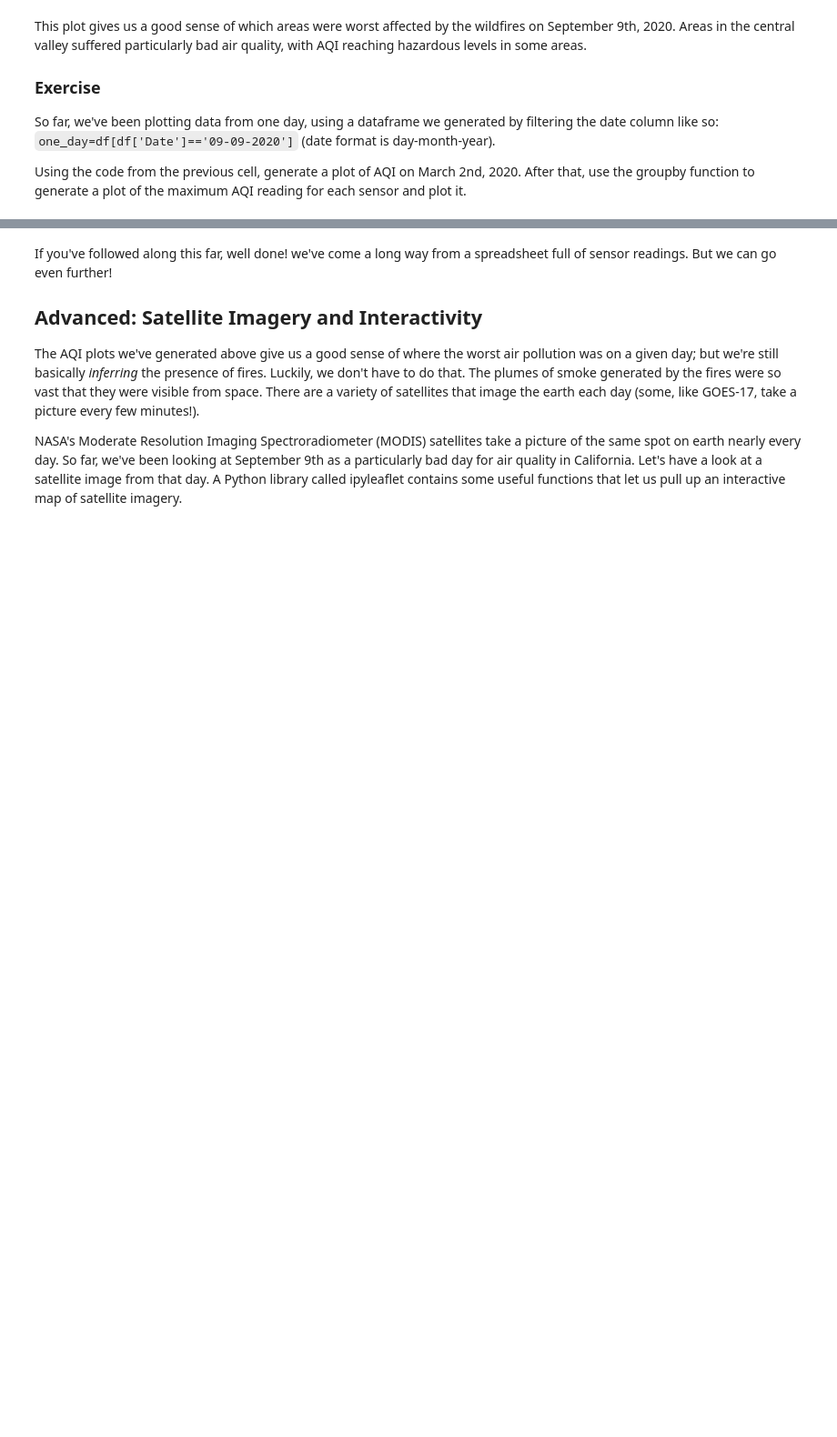
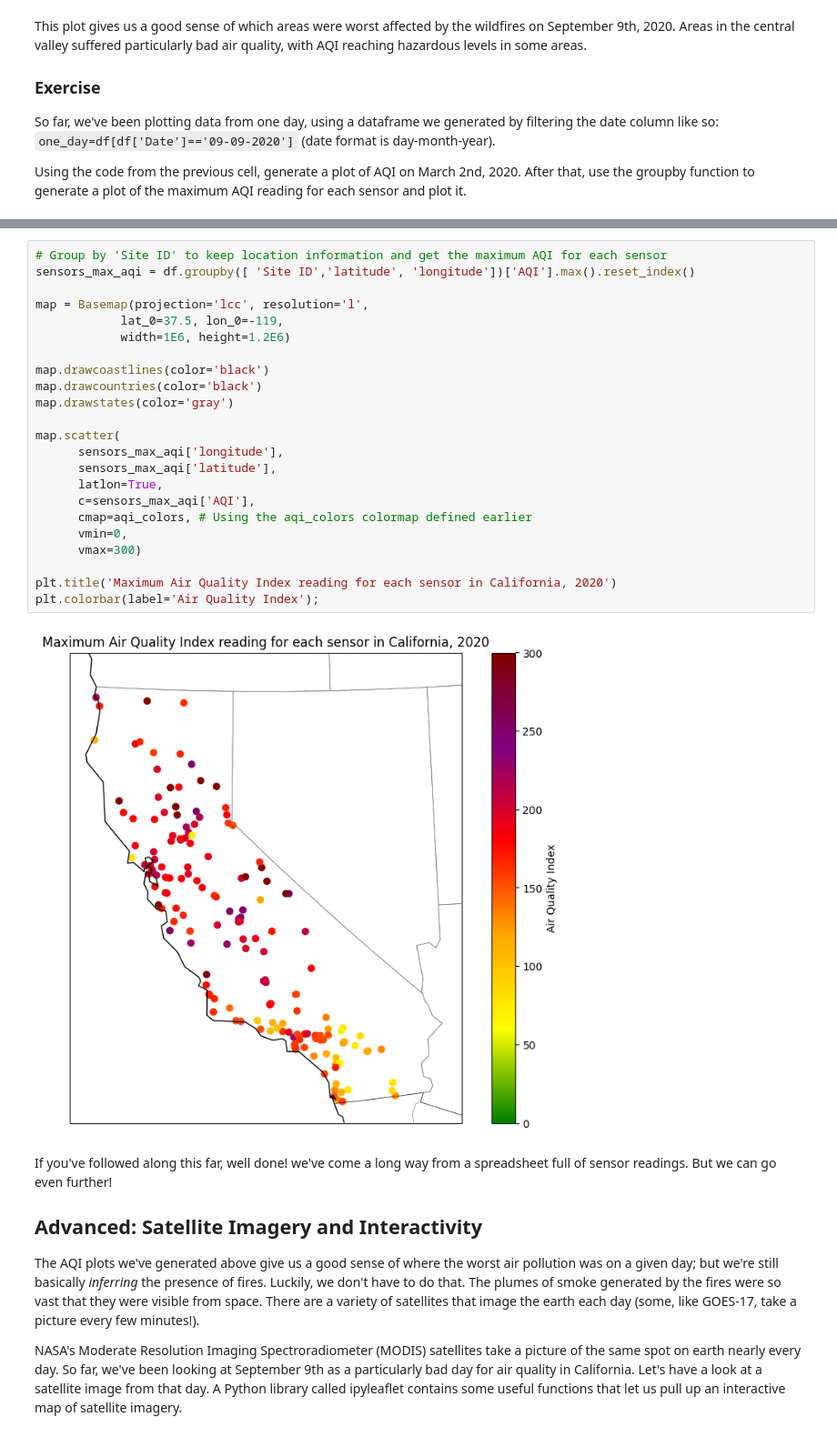
Before and after one commit to Yukiii0517/QM2, a Jupyter notebook: notebooks/W03. Spatial Data.ipynb, the cells around one changed output, grey strips where cells are left out. Shown at 91% size. Saved outputs shown, nothing was run; the diff lists cells and outputs as text; blank space fills up the shorter version.

```diff
--- a/notebooks/W03. Spatial Data.ipynb
+++ b/notebooks/W03. Spatial Data.ipynb
@@ -480,3 +499,28 @@ Using the code from the previous cell, generate a plot of AQI on March 2nd, 2020
+# %%
+# Group by 'Site ID' to keep location information and get the maximum AQI for each sensor
+sensors_max_aqi = df.groupby([ 'Site ID','latitude', 'longitude'])['AQI'].max().reset_index()
+
+map = Basemap(projection='lcc', resolution='l',
+            lat_0=37.5, lon_0=-119,
+            width=1E6, height=1.2E6)
+
+map.drawcoastlines(color='black')
+map.drawcountries(color='black')
+map.drawstates(color='gray')
+
+map.scatter(
+      sensors_max_aqi['longitude'],
+      sensors_max_aqi['latitude'],
+      latlon=True,
+      c=sensors_max_aqi['AQI'],
+      cmap=aqi_colors, # Using the aqi_colors colormap defined earlier
+      vmin=0,
+      vmax=300)
+
+plt.title('Maximum Air Quality Index reading for each sensor in California, 2020')
+plt.colorbar(label='Air Quality Index');
+# %% [output]
+[figure, added]
 # %% [markdown]
 If you've followed along this far, well done! we've come a long way from a spreadsheet full of sensor readings. But we can go even further!
 
```
Also changed, not shown: parts of 28 cells of this notebook.
